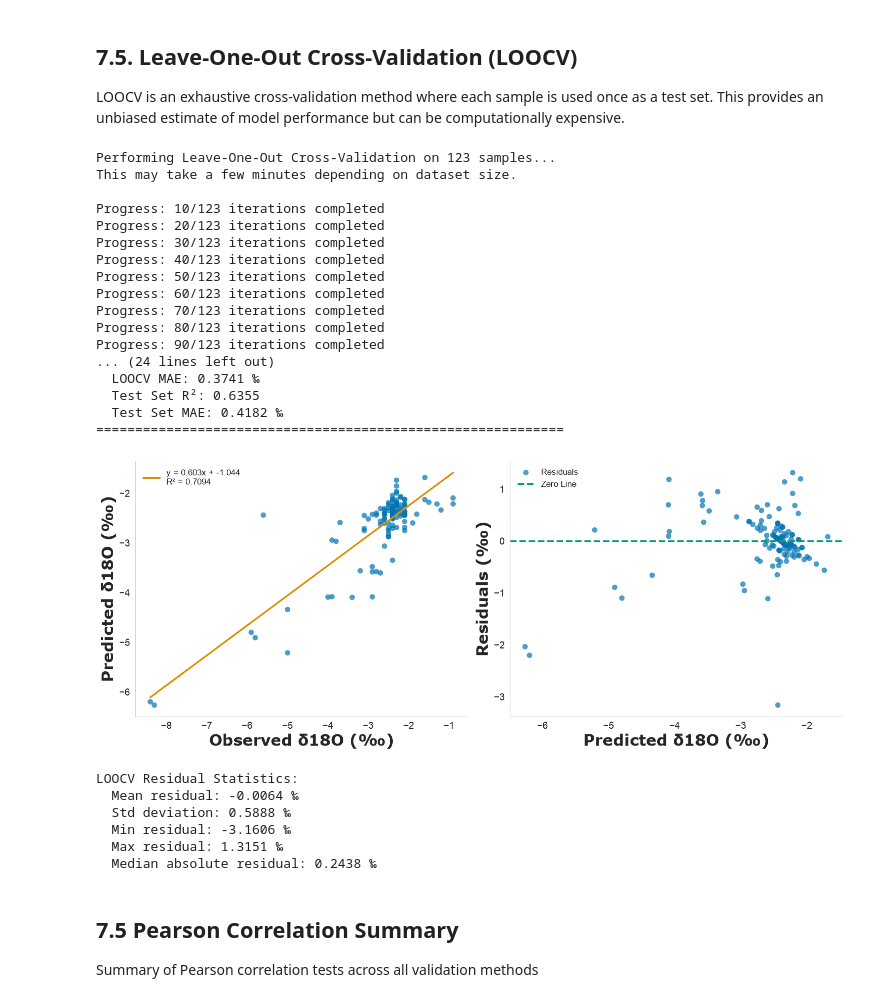
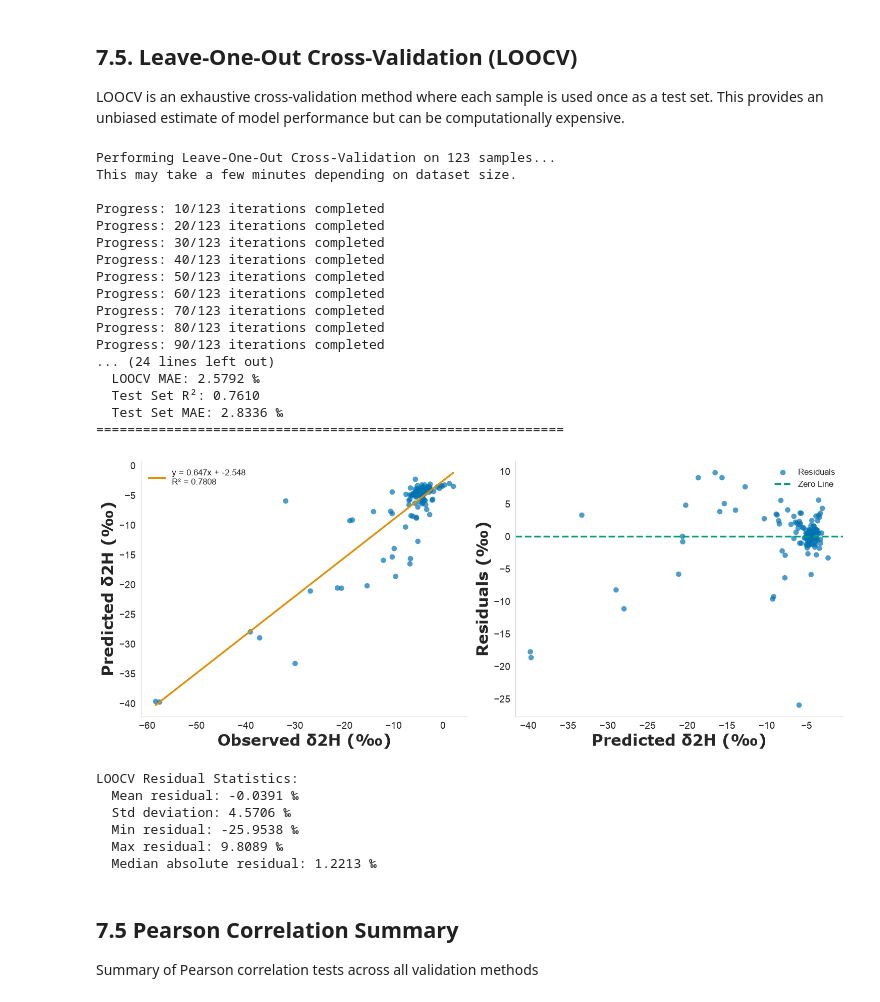
Before and after one commit to kalfaro8/Modeling-Project, a Jupyter notebook: Random-Forest-main/Random_Forest_Improved.ipynb, the cells around one changed output. Saved outputs shown, nothing was run; the diff lists cells and outputs as text; code cells hidden in the pictures.

```diff
--- a/Random-Forest-main/Random_Forest_Improved.ipynb
+++ b/Random-Forest-main/Random_Forest_Improved.ipynb
@@ -148,7 +148,10 @@ Use train_test_split with shuffling for better generalization
 # %%
 # Prepare features and target
 X = stream[feature_col]
-y = stream["δ18O"]
+TARGET = "δ2H"   # <-- set to "δ18O" or "δ2H"
+iso = TARGET                                         # plain text, e.g. "δ2H"
+iso_label = {"δ18O": "δ¹⁸O", "δ2H": "δ²H"}[TARGET]   # superscript version for plot axes
+y = stream[TARGET]
 
 # Split data with shuffling (80-20 split)
 X_train, X_test, y_train, y_test = train_test_split(
@@ -157,8 +160,8 @@ X_train, X_test, y_train, y_test = train_test_split(
 
 print(f"Training set size: {len(X_train)}")
 print(f"Test set size: {len(X_test)}")
-print(f"\nTraining set δ18O range: [{y_train.min():.2f}, {y_train.max():.2f}]")
-print(f"Test set δ18O range: [{y_test.min():.2f}, {y_test.max():.2f}]")
+print(f"\nTraining set {iso} range: [{y_train.min():.2f}, {y_train.max():.2f}]")
+print(f"Test set {iso} range: [{y_test.min():.2f}, {y_test.max():.2f}]")
 # %% [output]
 Training set size: 98
 Test set size: 25
@@ -500,9 +503,9 @@ Progress: 70/123 iterations completed
 Progress: 80/123 iterations completed
 Progress: 90/123 iterations completed
 ... (24 lines left out)
-  LOOCV MAE: 0.3741 ‰
-  Test Set R²: 0.6355
-  Test Set MAE: 0.4182 ‰
+  LOOCV MAE: 2.5792 ‰
+  Test Set R²: 0.7610
+  Test Set MAE: 2.8336 ‰
 ============================================================
 # %%
 # Visualize LOOCV results
@@ -520,44 +523,44 @@ line_y = slope * line_x + intercept
 axes[0].plot(line_x, line_y, color='#DE8F05', linestyle='-', lw=2.5,
              label=f'y = {slope:.3f}x + {intercept:.3f}\nR² = {r_value**2:.4f}')
 
-axes[0].set_xlabel('Observed δ18O (‰)', fontsize=22, fontweight='bold', fontname='Verdana')
-axes[0].set_ylabel('Predicted δ18O (‰)', fontsize=22, fontweight='bold', fontname='Verdana')
+axes[0].set_xlabel(f'Observed {iso} (‰)', fontsize=22, fontweight='bold', fontname='Verdana')
+axes[0].set_ylabel(f'Predicted {iso} (‰)', fontsize=22, fontweight='bold', fontname='Verdana')
 axes[0].tick_params(axis='both', which='major', labelsize=14)
 axes[0].legend(fontsize=12, frameon=False)
 axes[0].spines['top'].set_visible(False)
 axes[0].spines['right'].set_visible(False)
 axes[0].grid(False)
 
 # 2. Residuals plot for LOOCV
 residuals_loocv = np.array(y_true_loocv) - np.array(y_pred_loocv)
 axes[1].scatter(y_pred_loocv, residuals_loocv, alpha=0.7, color='#0173B2', s=60, edgecolors='none', label='Residuals')
 axes[1].axhline(y=0, color='#029E73', linestyle='--', lw=2.5, label='Zero Line')
-axes[1].set_xlabel('Predicted δ18O (‰)', fontsize=22, fontweight='bold', fontname='Verdana')
+axes[1].set_xlabel(f'Predicted {iso} (‰)', fontsize=22, fontweight='bold', fontname='Verdana')
 axes[1].set_ylabel('Residuals (‰)', fontsize=22, fontweight='bold', fontname='Verdana')
 axes[1].tick_params(axis='both', which='major', labelsize=14)
 axes[1].legend(fontsize=12, frameon=False)
 axes[1].spines['top'].set_visible(False)
 axes[1].spines['right'].set_visible(False)
 axes[1].grid(False)
 
 plt.tight_layout()
 plt.show()
 
 # Additional statistics
 print("\nLOOCV Residual Statistics:")
 print(f"  Mean residual: {residuals_loocv.mean():.4f} ‰")
 print(f"  Std deviation: {residuals_loocv.std():.4f} ‰")
 print(f"  Min residual: {residuals_loocv.min():.4f} ‰")
 print(f"  Max residual: {residuals_loocv.max():.4f} ‰")
 print(f"  Median absolute residual: {np.median(np.abs(residuals_loocv)):.4f} ‰")
 # %% [output]
-[figure, old version]
+[figure, new version]
 LOOCV Residual Statistics:
-  Mean residual: -0.0064 ‰
-  Std deviation: 0.5888 ‰
-  Min residual: -3.1606 ‰
-  Max residual: 1.3151 ‰
-  Median absolute residual: 0.2438 ‰
+  Mean residual: -0.0391 ‰
+  Std deviation: 4.5706 ‰
+  Min residual: -25.9538 ‰
+  Max residual: 9.8089 ‰
+  Median absolute residual: 1.2213 ‰
 # %% [markdown]
 ## 7.5 Pearson Correlation Summary
 Summary of Pearson correlation tests across all validation methods
```
Also changed, not shown: parts of 15 cells of this notebook, 7 other files.
